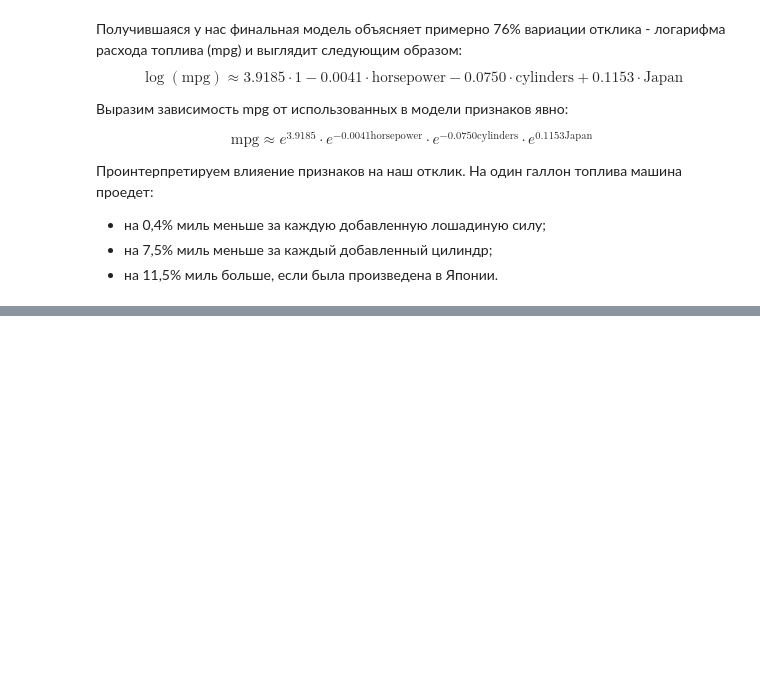
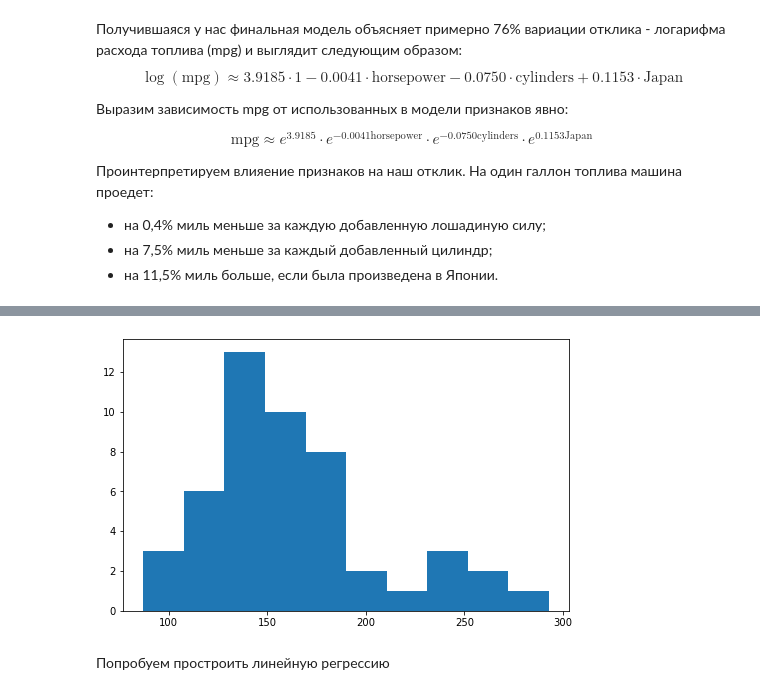
Before and after one commit to novayazarya/statistics, a Jupyter notebook: correlation-linreg.ipynb, the cells around one changed output, grey strips where cells are left out. Saved outputs shown, nothing was run; the diff lists cells and outputs as text; code cells hidden in the pictures; blank space fills up the shorter version.

```diff
--- a/correlation-linreg.ipynb
+++ b/correlation-linreg.ipynb
@@ -825,0 +886,10 @@ $$
+# %%
+# удалим выброс из датасета
+homes.drop(index=28, inplace=True)
+# %%
+plt.figure(figsize=(8,5))
+homes['Sell'].hist(grid=False);
+# %% [output]
+[figure, added]
+# %% [markdown]
+Попробуем простроить линейную регрессию
```
Also changed, not shown: parts of 39 cells of this notebook.
